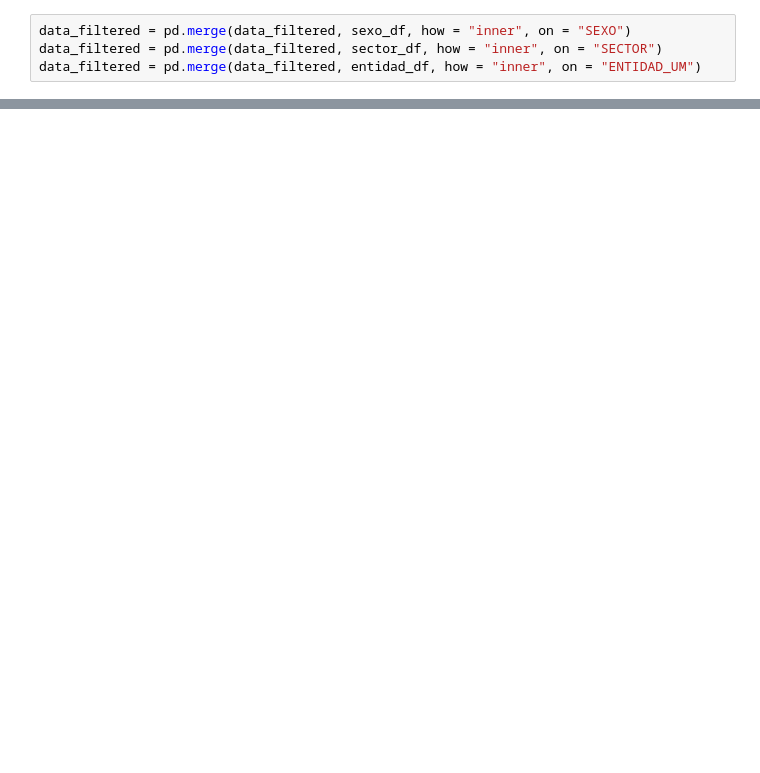
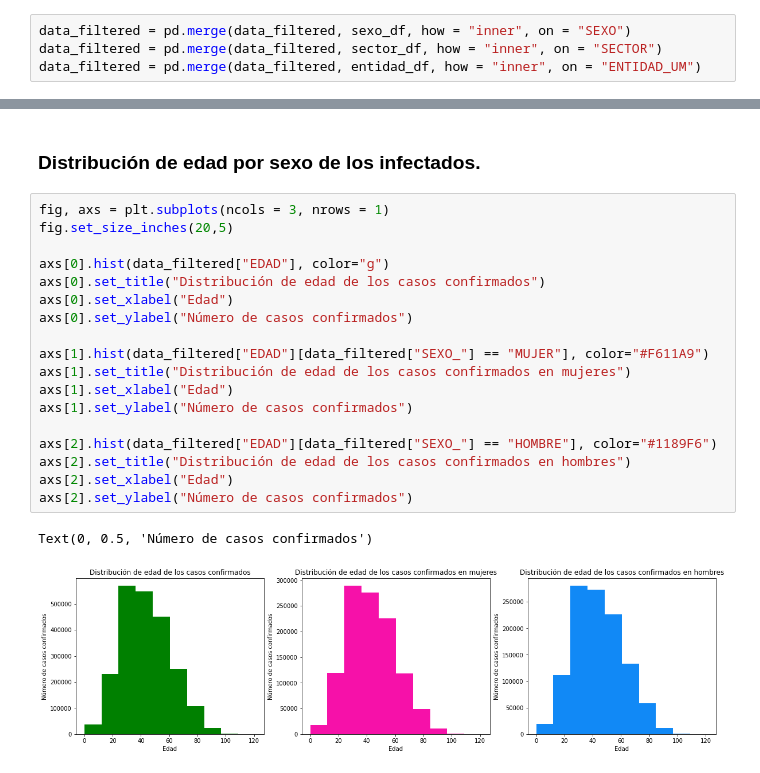
Before and after one commit to EduHdzVillasana/COVIDSTATSMX, a Jupyter notebook: Análisis y Modelado/COVID_MX.ipynb, the cells around one changed output, grey strips where cells are left out. Saved outputs shown, nothing was run; the diff lists cells and outputs as text; blank space fills up the shorter version.

```diff
--- a/Análisis y Modelado/COVID_MX.ipynb
+++ b/Análisis y Modelado/COVID_MX.ipynb
@@ -213,0 +317,23 @@ data_filtered[["DESCRIPCIÓN","SECTOR","ENTIDAD_UM"]].sample(5)
+# %% [markdown]
+### Distribución de edad por sexo de los infectados.
+# %%
+fig, axs = plt.subplots(ncols = 3, nrows = 1)
+fig.set_size_inches(20,5)
+
+axs[0].hist(data_filtered["EDAD"], color="g")
+axs[0].set_title("Distribución de edad de los casos confirmados")
+axs[0].set_xlabel("Edad")
+axs[0].set_ylabel("Número de casos confirmados")
+
+axs[1].hist(data_filtered["EDAD"][data_filtered["SEXO_"] == "MUJER"], color="#F611A9")
+axs[1].set_title("Distribución de edad de los casos confirmados en mujeres")
+axs[1].set_xlabel("Edad")
+axs[1].set_ylabel("Número de casos confirmados")
+
+axs[2].hist(data_filtered["EDAD"][data_filtered["SEXO_"] == "HOMBRE"], color="#1189F6")
+axs[2].set_title("Distribución de edad de los casos confirmados en hombres")
+axs[2].set_xlabel("Edad")
+axs[2].set_ylabel("Número de casos confirmados")
+# %% [output]
+Text(0, 0.5, 'Número de casos confirmados')
+[figure, added]
```
Also changed, not shown: parts of 40 cells of this notebook.
